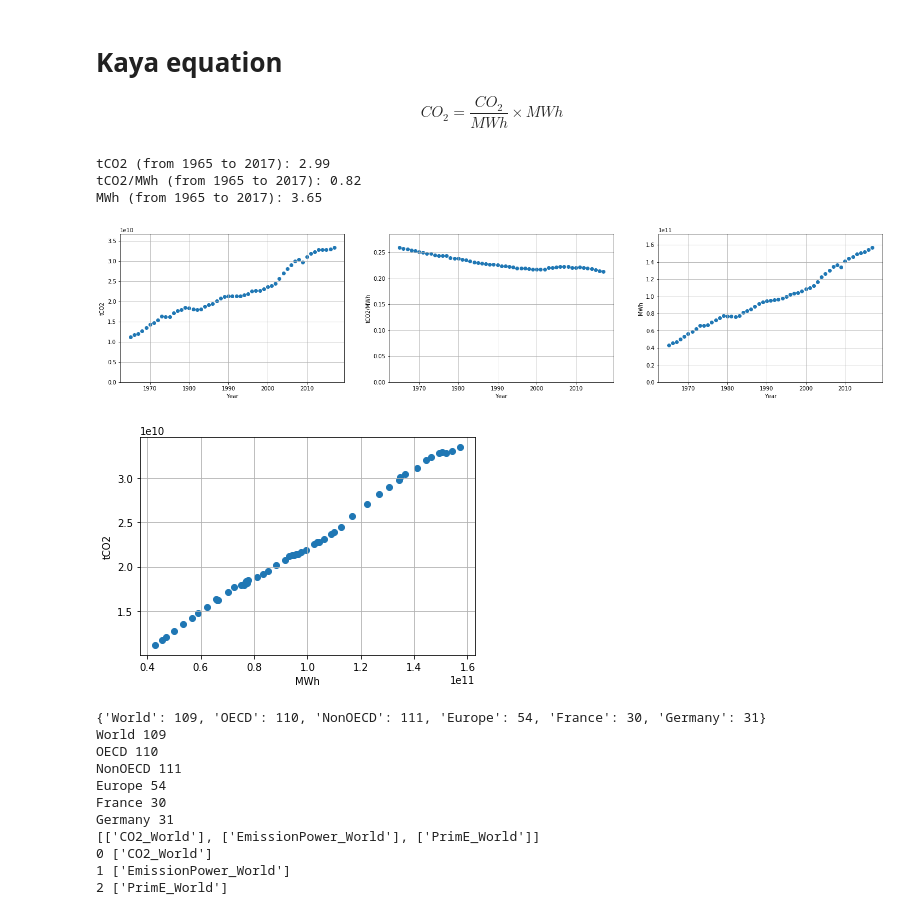
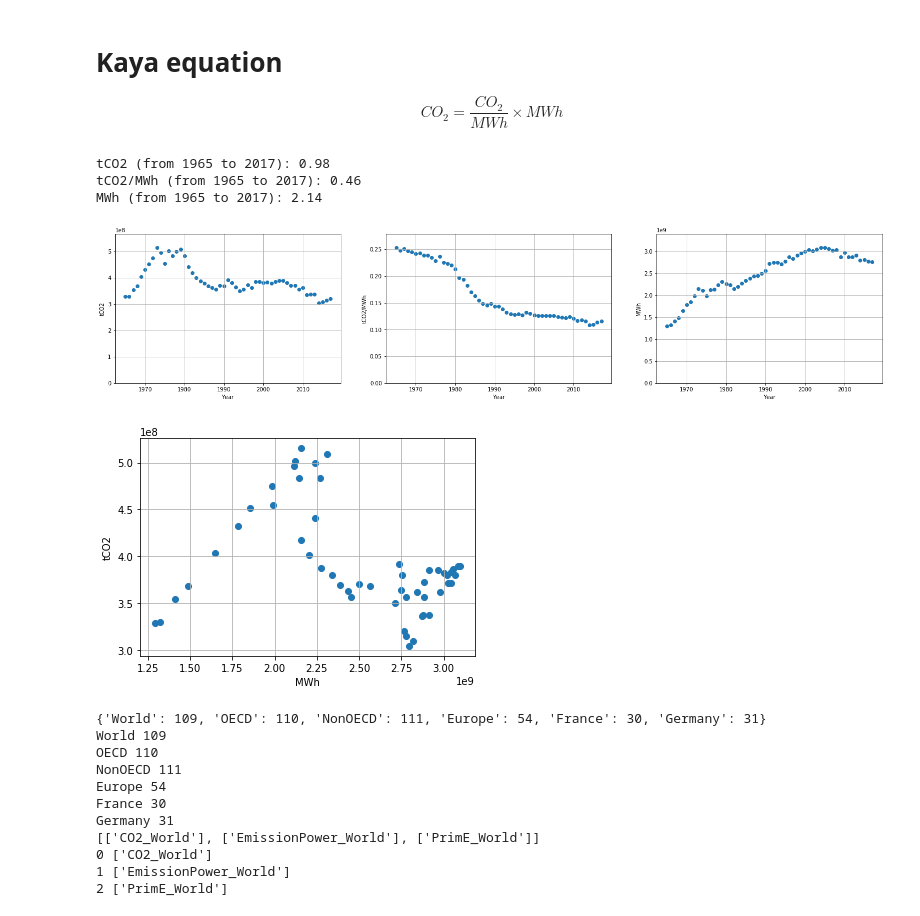
Before and after one commit to ebusato/EnergyAnalysis, a Jupyter notebook: Analysis_BP.ipynb, the cells around one changed output. Cells and saved outputs as stored; diff of their text form; code cells hidden in the pictures.

```diff
--- a/Analysis_BP.ipynb
+++ b/Analysis_BP.ipynb
@@ -67,7 +67,7 @@ NonOECD = 111
 Europe = 54
 France = 30
 Germany = 31
-which = World
+which = France
 
 dates = dfCO2.iloc[1][1:-3]
 CO2_Tot = dfCO2.iloc[which][1:-3]*1e6 # result in tCO2
@@ -82,38 +82,38 @@ axes[0].set_xlabel('Year')
 
 dfPrimEnergy = dfDict['Primary Energy Consumption'] # Mtep
 PrimEnergy_Tot = dfPrimEnergy.iloc[which][1:-3]*1e6*tepTOkWh/1e3 # result is in MWh
 #dfPrimEnergy.head(10)
 #dfPrimEnergy.tail(14)
 
 ratio = CO2_Tot/PrimEnergy_Tot
 
 axes[1].scatter(dates, ratio)
 axes[1].set_ylim(0, ratio.max()*1.1)
 axes[1].grid()
 axes[1].set_ylabel('tCO2/MWh')
 axes[1].set_xlabel('Year')
 
 axes[2].scatter(dates, PrimEnergy_Tot)
 axes[2].set_ylim(0,PrimEnergy_Tot.max()*1.1)
 axes[2].grid()
 axes[2].set_ylabel('MWh')
 axes[2].set_xlabel('Year')
 
 plt.figure()
 plt.scatter(PrimEnergy_Tot, CO2_Tot)
 plt.ylabel("tCO2")
 plt.xlabel("MWh")
 plt.grid()
 
 print("tCO2 (from 1965 to 2017): %0.2f" % (CO2_Tot[-1]/CO2_Tot[0]))
 print("tCO2/MWh (from 1965 to 2017): %0.2f" % (ratio[-1]/ratio[0]))
 print("MWh (from 1965 to 2017): %0.2f" % (PrimEnergy_Tot[-1]/PrimEnergy_Tot[0]))
 # %% [output]
-tCO2 (from 1965 to 2017): 2.99
-tCO2/MWh (from 1965 to 2017): 0.82
-MWh (from 1965 to 2017): 3.65
+tCO2 (from 1965 to 2017): 0.98
+tCO2/MWh (from 1965 to 2017): 0.46
+MWh (from 1965 to 2017): 2.14
-[figure, old version]
+[figure, new version]
-[figure, old version]
+[figure, new version]
 # %%
 
 mydict = {'World': 109, 'OECD': 110, 'NonOECD': 111, 'Europe': 54, 'France': 30, 'Germany': 31}
```
Also changed, not shown: 2 other files.
